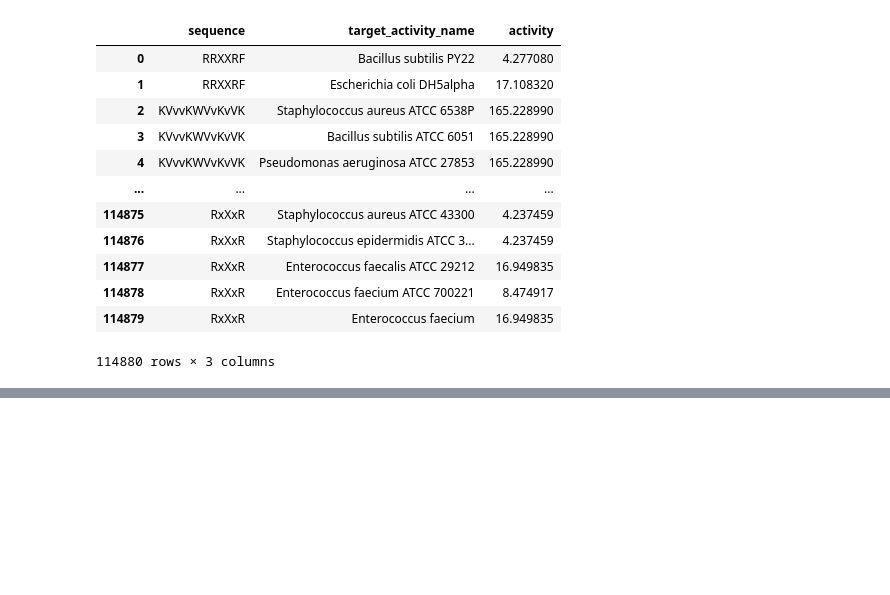
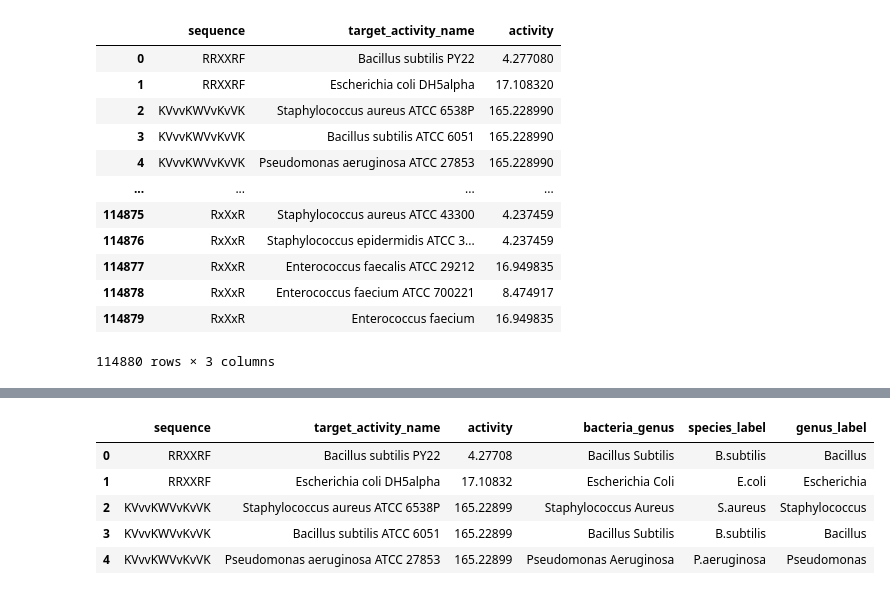
Before and after one commit to nmach22/amp-prediction, a Jupyter notebook: notebooks/01_eda/bacteria_classiffication.ipynb, the cells around one changed output, grey strips where cells are left out. Saved outputs shown, nothing was run; the diff lists cells and outputs as text; code cells hidden in the pictures; blank space fills up the shorter version.

```diff
--- a/notebooks/01_eda/bacteria_classiffication.ipynb
+++ b/notebooks/01_eda/bacteria_classiffication.ipynb
@@ -221,0 +365,10 @@ array([1])
+# %%
+amp_genus_df["genus_label"] = amp_genus_df["bacteria_genus"].str.title().str.split().str[0]
+
+# Group rare genera (< 100 samples) into "other"
+counts = amp_genus_df["genus_label"].value_counts()
+rare = counts[counts < 100].index
+amp_genus_df["genus_label"] = amp_genus_df["genus_label"].replace(rare, "other")
+
+print(f"Labels: {amp_genus_df['genus_label'].nunique()} (including 'other')")
+amp_genus_df["genus_label"].value_counts()
@@ -221,0 +394,7 @@ array([1])
+# %%
+fungi_genera = ["Candida", "Cryptococcus", "Saccharomyces", "Trichosporon",
+                "Aspergillus", "Fusarium", "Penicillium", "Botrytis", "Trichophyton"]
+
+amp_genus_df["genus_label"] = amp_genus_df["bacteria_genus"].str.title().str.split().str[0]
+amp_genus_df = amp_genus_df[~amp_genus_df["genus_label"].isin(fungi_genera)].reset_index(drop=True)
+print(amp_genus_df.shape)
@@ -221,0 +403,8 @@ array([1])
+# %%
+# Group rare genera (< 100 samples) into "other"
+counts = amp_genus_df["genus_label"].value_counts()
+rare = counts[counts < 100].index
+amp_genus_df["genus_label"] = amp_genus_df["genus_label"].replace(rare, "other")
+
+print(f"Labels: {amp_genus_df['genus_label'].nunique()} (including 'other')")
+amp_genus_df["genus_label"].value_counts()
@@ -221,0 +434,6 @@ array([1])
+# %%
+counts = amp_genus_df["genus_label"].value_counts()
+top_genera = counts[counts >= 5000].index
+amp_top_df = amp_genus_df[amp_genus_df["genus_label"].isin(top_genera)].reset_index(drop=True)
+print(amp_top_df.shape)
+amp_top_df["genus_label"].value_counts()
@@ -221,0 +449,9 @@ array([1])
+# %%
+amp_top_df.head()
+# %% [output]
+|  | sequence | target_activity_name | activity | bacteria_genus | species_label | genus_label |
+| 0 | RRXXRF | Bacillus subtilis PY22 | 4.27708 | Bacillus Subtilis | B.subtilis | Bacillus |
+| 1 | RRXXRF | Escherichia coli DH5alpha | 17.10832 | Escherichia Coli | E.coli | Escherichia |
+| 2 | KVvvKWVvKvVK | Staphylococcus aureus ATCC 6538P | 165.22899 | Staphylococcus Aureus | S.aureus | Staphylococcus |
+| 3 | KVvvKWVvKvVK | Bacillus subtilis ATCC 6051 | 165.22899 | Bacillus Subtilis | B.subtilis | Bacillus |
+| 4 | KVvvKWVvKvVK | Pseudomonas aeruginosa ATCC 27853 | 165.22899 | Pseudomonas Aeruginosa | P.aeruginosa | Pseudomonas |
```
Also changed, not shown: parts of 24 cells of this notebook, 9 other files.
